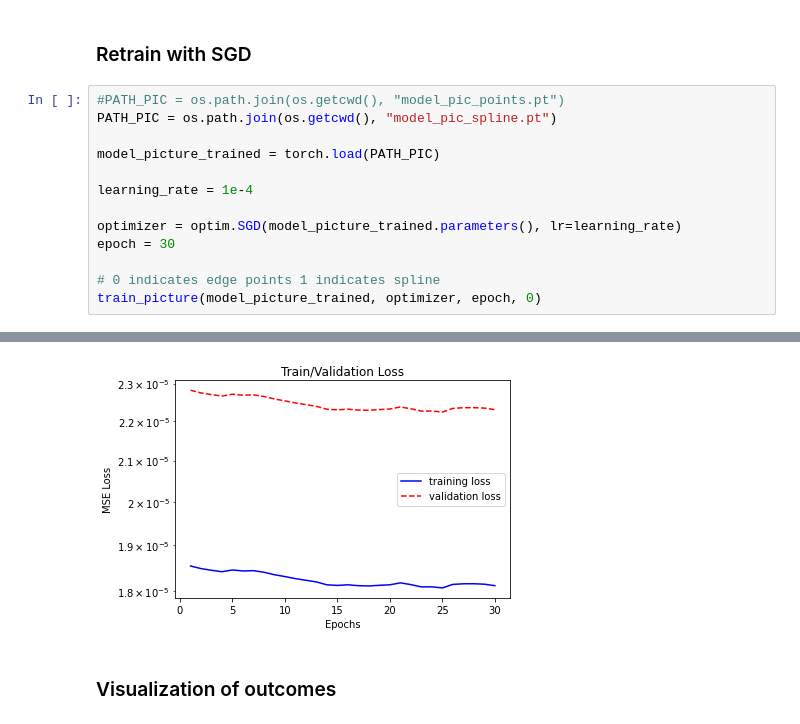
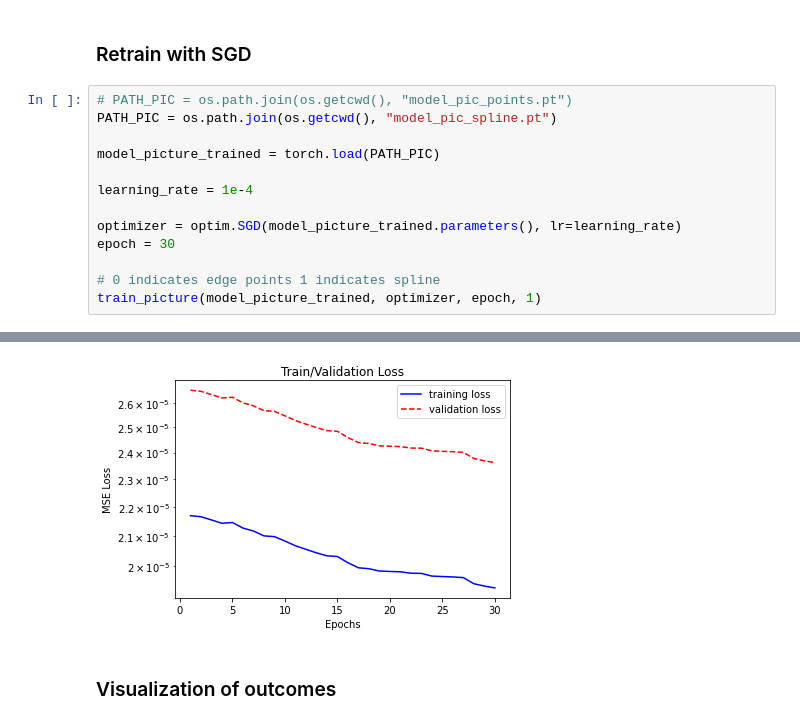
Before and after one commit to ShaoKAi100812/Pendant_Drop_Tensiometry_Prediction, a Jupyter notebook: main_combine.ipynb, the cells around one changed output, grey strips where cells are left out. Cells and saved outputs as stored; diff of their text form.

```diff
--- a/main_combine.ipynb
+++ b/main_combine.ipynb
@@ -980,7 +980,7 @@ The model is saved at epoch = 150 and the loss = 2.6481483425748975e-05
 # %% [markdown]
 ### Retrain with SGD
 # %%
-#PATH_PIC = os.path.join(os.getcwd(), "model_pic_points.pt")
+# PATH_PIC = os.path.join(os.getcwd(), "model_pic_points.pt")
 PATH_PIC = os.path.join(os.getcwd(), "model_pic_spline.pt")
 
 model_picture_trained = torch.load(PATH_PIC)
@@ -991,7 +991,7 @@ optimizer = optim.SGD(model_picture_trained.parameters(), lr=learning_rate)
 epoch = 30
 
 # 0 indicates edge points 1 indicates spline
-train_picture(model_picture_trained, optimizer, epoch, 0)
+train_picture(model_picture_trained, optimizer, epoch, 1)
 # %% [output]
 epoch 1: train_loss = 0.0000, val_loss = 0.0000
 epoch 2: train_loss = 0.0000, val_loss = 0.0000
@@ -1013,4 +1013,4 @@ The model is saved at epoch = 30 and the loss = 1.811521973362879e-05
-[figure, old version]
+[figure, new version]
 # %% [markdown]
 ### Visualization of outcomes
 # %%
```
Also changed, not shown: parts of 10 cells of this notebook.
